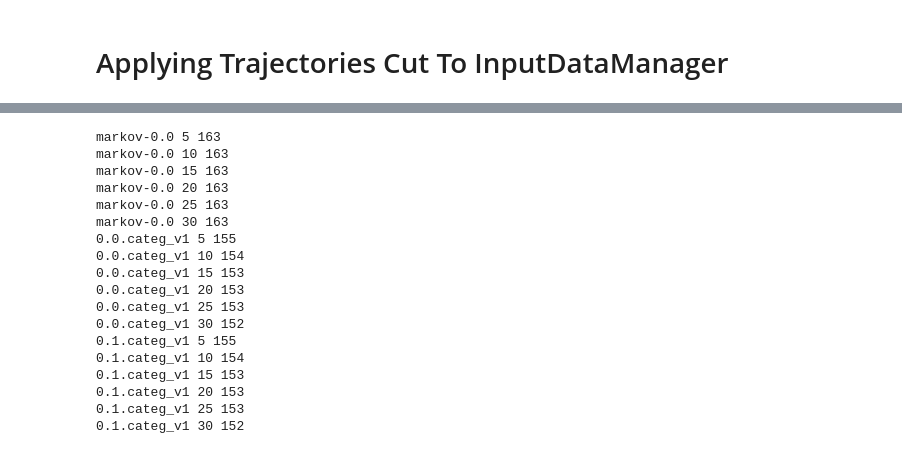
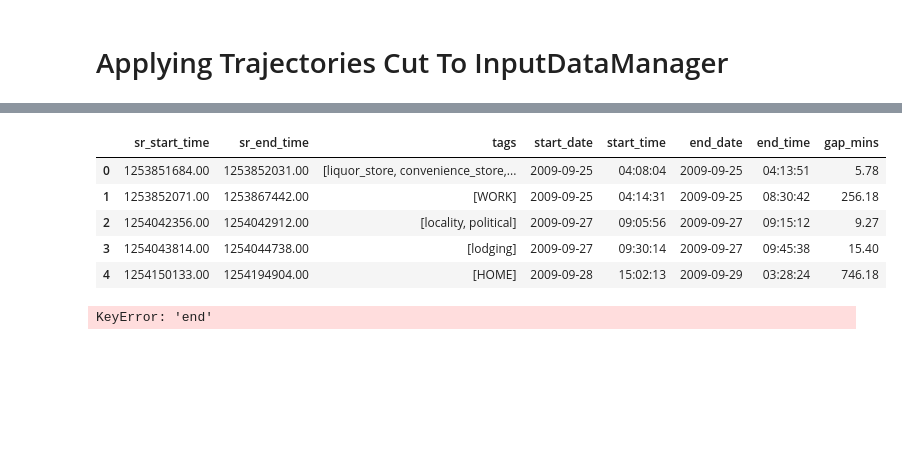
Before and after one commit to talestsp/mdc_analysis, a Jupyter notebook: notebooks/Cut trajectories.ipynb, the cells around one changed output, grey strips where cells are left out. Cells and saved outputs as stored; diff of their text form; code cells hidden in the pictures; blank space fills up the shorter version.

Commit message:
InputDataManager updated BUGS

```diff
--- a/notebooks/Cut trajectories.ipynb
+++ b/notebooks/Cut trajectories.ipynb
@@ -254,23 +161,6 @@ sr_min_time: 30
-# %%
-for version in input_data.keys():
-    for sr_min_time in input_data[version].keys():
-        print(version, sr_min_time, len(input_data[version][sr_min_time]))
-# %% [output]
-markov-0.0 5 163
-markov-0.0 10 163
-markov-0.0 15 163
-markov-0.0 20 163
-markov-0.0 25 163
-markov-0.0 30 163
-0.0.categ_v1 5 155
-0.0.categ_v1 10 154
-0.0.categ_v1 15 153
-0.0.categ_v1 20 153
-0.0.categ_v1 25 153
-0.0.categ_v1 30 152
-0.1.categ_v1 5 155
-0.1.categ_v1 10 154
-0.1.categ_v1 15 153
-0.1.categ_v1 20 153
-0.1.categ_v1 25 153
-0.1.categ_v1 30 152
+# %%
+user_id = "5936"
+
+user_srg = objects_dao.load_stop_region_group_object(user_id)
+user_gps_data = csv_dao.load_user_gps_csv(user_id)
+gaps = gaps_params(user_gps_data, 60 * 12)
@@ -276,0 +170,12 @@ markov-0.0 30 163
+# %%
+seq = user_srg.sequence_report(enrich_columns=True)
+seq = seq[["sr_start_time", "sr_end_time", "tags", "start_date", "start_time", "end_date", "end_time"]]
+seq["gap_mins"] = (seq["sr_end_time"] - seq["sr_start_time"]) / 60.
+seq.head()
+# %% [output]
+|  | sr_start_time | sr_end_time | tags | start_date | start_time | end_date | end_time | gap_mins |
+| 0 | 1253851684.00 | 1253852031.00 | [liquor_store, convenience_store,... | 2009-09-25 | 04:08:04 | 2009-09-25 | 04:13:51 | 5.78 |
+| 1 | 1253852071.00 | 1253867442.00 | [WORK] | 2009-09-25 | 04:14:31 | 2009-09-25 | 08:30:42 | 256.18 |
+| 2 | 1254042356.00 | 1254042912.00 | [locality, political] | 2009-09-27 | 09:05:56 | 2009-09-27 | 09:15:12 | 9.27 |
+| 3 | 1254043814.00 | 1254044738.00 | [lodging] | 2009-09-27 | 09:30:14 | 2009-09-27 | 09:45:38 | 15.40 |
+| 4 | 1254150133.00 | 1254194904.00 | [HOME] | 2009-09-28 | 15:02:13 | 2009-09-29 | 03:28:24 | 746.18 |
@@ -276,0 +184,5 @@ markov-0.0 30 163
+# %%
+cut = cut_traj_in_trips(srg_sequence_report=user_srg.sequence_report(enrich_columns=True), gaps=gaps)
+pd.Series(cut).apply(len).value_counts()
+# %% [output]
+KeyError: 'end'
```
Also changed, not shown: parts of 16 cells of this notebook, 5 other files.
